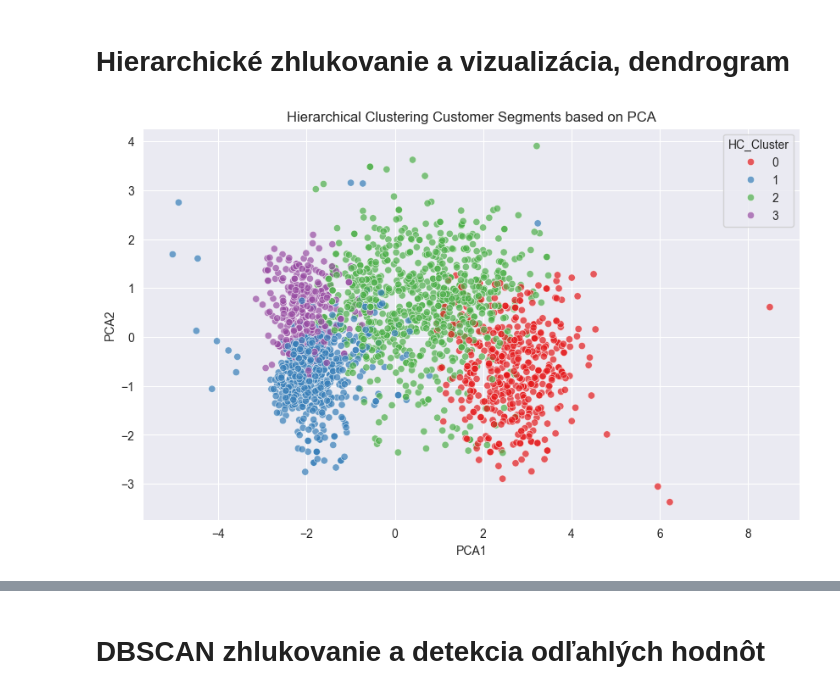
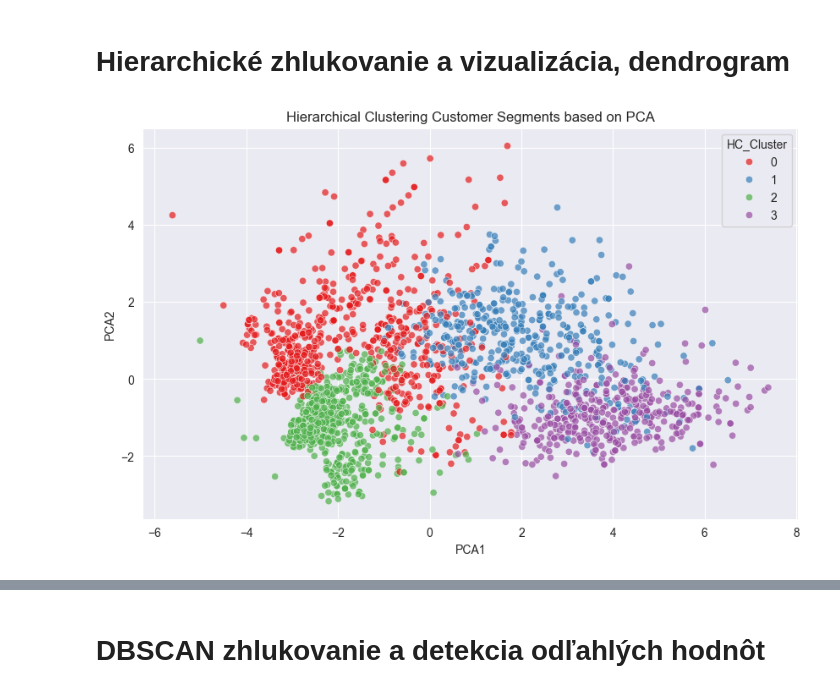
Before and after one commit to Kucharito/MachineLearning2, a Jupyter notebook: Projekt#1.ipynb, the cells around one changed output, grey strips where cells are left out. Saved outputs shown, nothing was run; the diff lists cells and outputs as text; code cells hidden in the pictures.

```diff
--- a/Projekt#1.ipynb
+++ b/Projekt#1.ipynb
@@ -277,6 +366,6 @@ plt.show()
 # %%
 kmeans = KMeans(n_clusters=4, random_state=42)
-df['Cluster'] = kmeans.fit_predict(X_scaled)
-print(df['Cluster'].value_counts())
+df_final['Cluster'] = kmeans.fit_predict(X_scaled)
+print(df_final['Cluster'].value_counts())
 # %% [output]
 Cluster
@@ -291,11 +380,11 @@ from sklearn.decomposition import PCA
 pca = PCA(n_components=2)
 pca_result = pca.fit_transform(X_scaled)
 
-df['PCA1'] = pca_result[:, 0]
-df['PCA2'] = pca_result[:, 1]
+df_final['PCA1'] = pca_result[:, 0]
+df_final['PCA2'] = pca_result[:, 1]
 
 plt.figure(figsize=(10, 6))
-sns.scatterplot(x='PCA1', y='PCA2', hue='Cluster', data=df, palette='Set2', alpha=0.7)
+sns.scatterplot(x='PCA1', y='PCA2', hue='Cluster', data=df_final, palette='Set2', alpha=0.7)
 plt.title('Customer Segments based on PCA')
 plt.show()
 # %% [output]
@@ -358,8 +487,10 @@ plt.show()
 # %%
-marketing_summary = df.groupby('Cluster')[[
-    'AcceptedCmp1','AcceptedCmp2','AcceptedCmp3','AcceptedCmp4','AcceptedCmp5','Response'
-]].mean().round(3)
+# pripojenie marketingových atribútov z pôvodného df
+marketing_cols = ['AcceptedCmp1','AcceptedCmp2','AcceptedCmp3','AcceptedCmp4','AcceptedCmp5','Response']
+df_final[marketing_cols] = df[marketing_cols]
 
+# teraz už to bude fungovať
+marketing_summary = df_final.groupby('Cluster')[marketing_cols].mean().round(3)
 print(marketing_summary)
 # %% [output]
          AcceptedCmp1  AcceptedCmp2  AcceptedCmp3  AcceptedCmp4  AcceptedCmp5  \
@@ -378,14 +549,26 @@ Cluster
 # %% [markdown]
 # Hierarchické zhlukovanie a vizualizácia, dendrogram
 # %%
+from sklearn.preprocessing import StandardScaler
+
+features = ['Income', 'Customer_Age', 'Recency', 'Total_Spent',
+    'MntWines', 'MntFruits', 'MntMeatProducts', 'MntFishProducts',
+    'MntSweetProducts', 'MntGoldProds', 'NumDealsPurchases',
+    'NumWebPurchases', 'NumCatalogPurchases', 'NumStorePurchases',
+    'NumWebVisitsMonth', 'Children', 'FamilySize']
+
+scaler = StandardScaler()
+X_scaled = scaler.fit_transform(df_final[features])
+
 from sklearn.cluster import AgglomerativeClustering
 
-hc = AgglomerativeClustering(n_clusters=4, linkage = 'ward')
-df['HC_Cluster'] = hc.fit_predict(X_scaled)
+hc = AgglomerativeClustering(n_clusters=4, linkage='ward')
+df_final['HC_Cluster'] = hc.fit_predict(X_scaled)
 
+# a vizualizáciu
 plt.figure(figsize=(10, 6))
-sns.scatterplot(x='PCA1', y='PCA2', hue='HC_Cluster', data=df, palette='Set1', alpha=0.7)
+sns.scatterplot(x='PCA1', y='PCA2', hue='HC_Cluster', data=df_final, palette='Set1', alpha=0.7)
 plt.title('Hierarchical Clustering Customer Segments based on PCA')
 plt.show()
 # %% [output]
-[figure, old version]
+[figure, new version]
```
Also changed, not shown: parts of 30 cells of this notebook, 1 other file.
